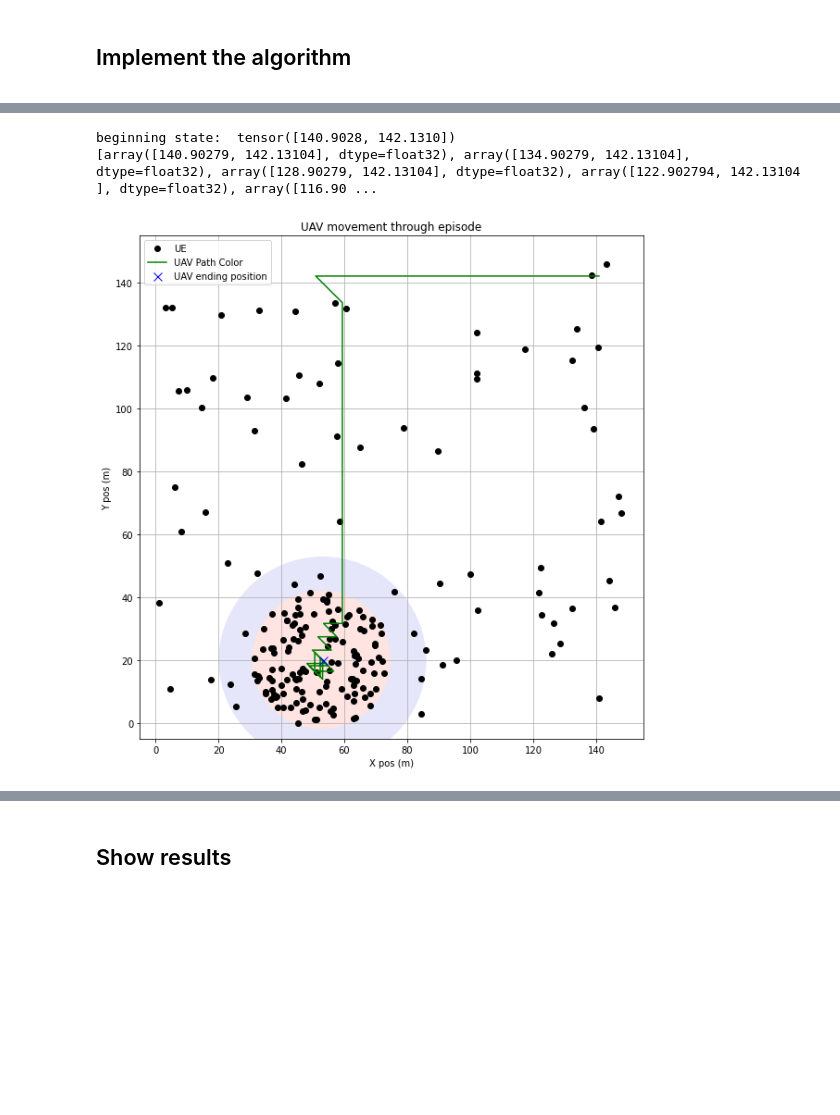
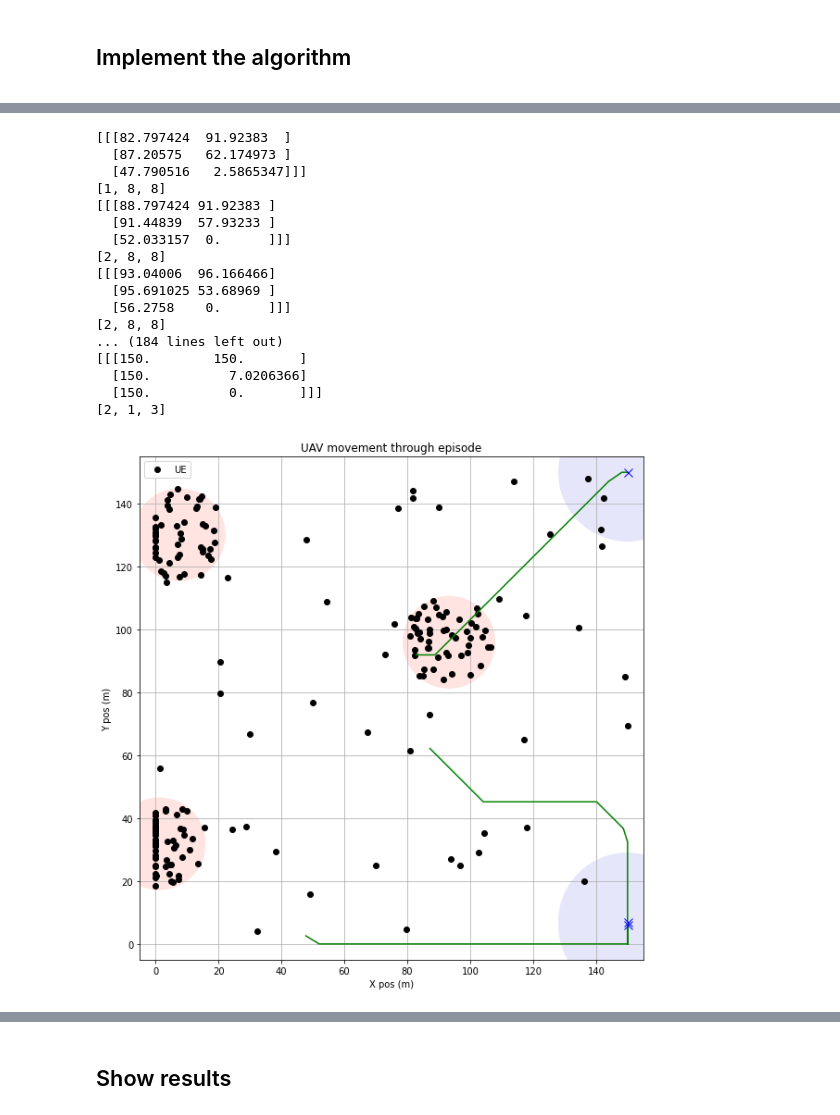
Before and after one commit to Abhi12122000/UAV_assisted_MLI_Placement, a Jupyter notebook: DQN_Discrete_Action.ipynb, the cells around one changed output, grey strips where cells are left out. Saved outputs shown, nothing was run; the diff lists cells and outputs as text; code cells hidden in the pictures; blank space fills up the shorter version.

```diff
--- a/DQN_Discrete_Action.ipynb
+++ b/DQN_Discrete_Action.ipynb
@@ -833,11 +901,14 @@ class PreprocessEnv(gym.Wrapper):
 
     def reset(self):
         obs = self.env.reset()
+        # print("obs: ", obs)
         return torch.from_numpy(obs).unsqueeze(dim=0).float()
 
     def step(self, action):
-        action = action.item()
+        # print("type of action inside wrapper: ", type(action))
+        # action = action.item()
         next_state, reward, done, info = self.env.step(action)
+        # print(next_state, reward, done)
         next_state = torch.from_numpy(next_state).unsqueeze(dim=0).float()
         reward = torch.tensor(reward).view(1, -1).float()
         done = torch.tensor(done).view(1, -1)
@@ -846,8 +917,8 @@ class PreprocessEnv(gym.Wrapper):
 env = PreprocessEnv(env)
 # %%
 state = env.reset()
-action = torch.tensor(5)
+action_vector = np.array([torch.tensor(5) for _ in range(env.UAV_count)])
 print(f"Sample state: {state[0]}")
-next_state, reward, done, _ = env.step(action)
+next_state, reward, done, _ = env.step(action_vector)
 print(f"Next state: {next_state[0]}, Reward: {reward}, Done: {done}")
 # %% [output]
@@ -860,7 +935,7 @@ Next state: tensor([129.8691,   1.3193]), Reward: tensor([[40.]]), Done: tensor(
 # %% [markdown]
 ### Create the Q-Network: $\hat q(s,a| \theta)$
 # %%
-q_network = nn.Sequential(
+q_networks = [nn.Sequential(
     nn.Linear(state_dims, 64),
     nn.ReLU(),
     nn.Linear(64,64),
@@ -870,6 +945,6 @@ q_network = nn.Sequential(
     nn.Linear(64,64),
     nn.ReLU(),
     nn.Linear(64, num_actions)
-)
+) for i in range(env.UAV_count)]
 # %% [markdown]
 ### Create the target Q-Network: $\hat q(s, a|\theta_{targ})$
@@ -878,11 +953,11 @@ target_q_network = copy.deepcopy(q_network).eval()
 # %% [markdown]
 ### Create the exploratory policy: $b(s)$
 # %%
-def policy(state, epsilon=0.):
+def policy(state, epsilon=0., UAV_index=0):
     if torch.rand(1) < epsilon:
         return torch.randint(num_actions, (1, 1))
     else:
-        av = q_network(state).detach()
+        av = q_networks[UAV_index](state).detach()
         return torch.argmax(av, dim=-1, keepdim=True)
 # %% [markdown]
 ## Create the Experience Replay buffer
@@ -1048,24 +1125,45 @@ def plot_stats1(stats):
 # %%
 def run_random_episode():
 
   state = env.reset()
-  print("beginning state: ", state[0][:2])
+  # print("beginning state: ", state[0])
   done = False
-  UAV_positions_list = [state.numpy().flatten()]
+  UAV_positions_list = [state.numpy()[0]]
   while not done:
-    action = policy(state, epsilon=0.)
+    print(state.numpy())
+    action = torch.tensor([[[policy(state=torch.flatten(state, end_dim=-2)[i], epsilon=0., UAV_index=i)] for i in range(env.UAV_count)]])
+    np_action = [act.item() for act in action[0]]
+    print(np_action)
+    # action = policy(state, epsilon=0.)
     # print("action: ", action)
-    new_state, reward, done, _ = env.step(action)
+    new_state, reward, done, _ = env.step(np_action)
     # print("new_state: ", new_state[0][:2])
     state = new_state
-    UAV_positions_list.append(state.numpy().flatten())
+    UAV_positions_list.append(state.numpy()[0])
 
-  print(UAV_positions_list)
+  UAV_positions_list = np.array(UAV_positions_list)
+  # print(UAV_positions_list)
+  # print(UAV_positions_list[:, 0, 0])
   env.render_UAV_movement_through_episode(UAV_positions_list = UAV_positions_list)
   return
 
 run_random_episode()
 # %% [output]
-beginning state:  tensor([140.9028, 142.1310])
-[array([140.90279, 142.13104], dtype=float32), array([134.90279, 142.13104], dtype=float32), array([128.90279, 142.13104], dtype=float32), array([122.902794, 142.13104 ], dtype=float32), array([116.90 ...
+[[[82.797424  91.92383  ]
+  [87.20575   62.174973 ]
+  [47.790516   2.5865347]]]
+[1, 8, 8]
+[[[88.797424 91.92383 ]
+  [91.44839  57.93233 ]
+  [52.033157  0.      ]]]
+[2, 8, 8]
+[[[93.04006  96.166466]
+  [95.691025 53.68969 ]
+  [56.2758    0.      ]]]
+[2, 8, 8]
+... (184 lines left out)
+[[[150.        150.       ]
+  [150.          7.0206366]
+  [150.          0.       ]]]
+[2, 1, 3]
-[figure, old version]
+[figure, new version]
```
Also changed, not shown: parts of 18 cells of this notebook.
